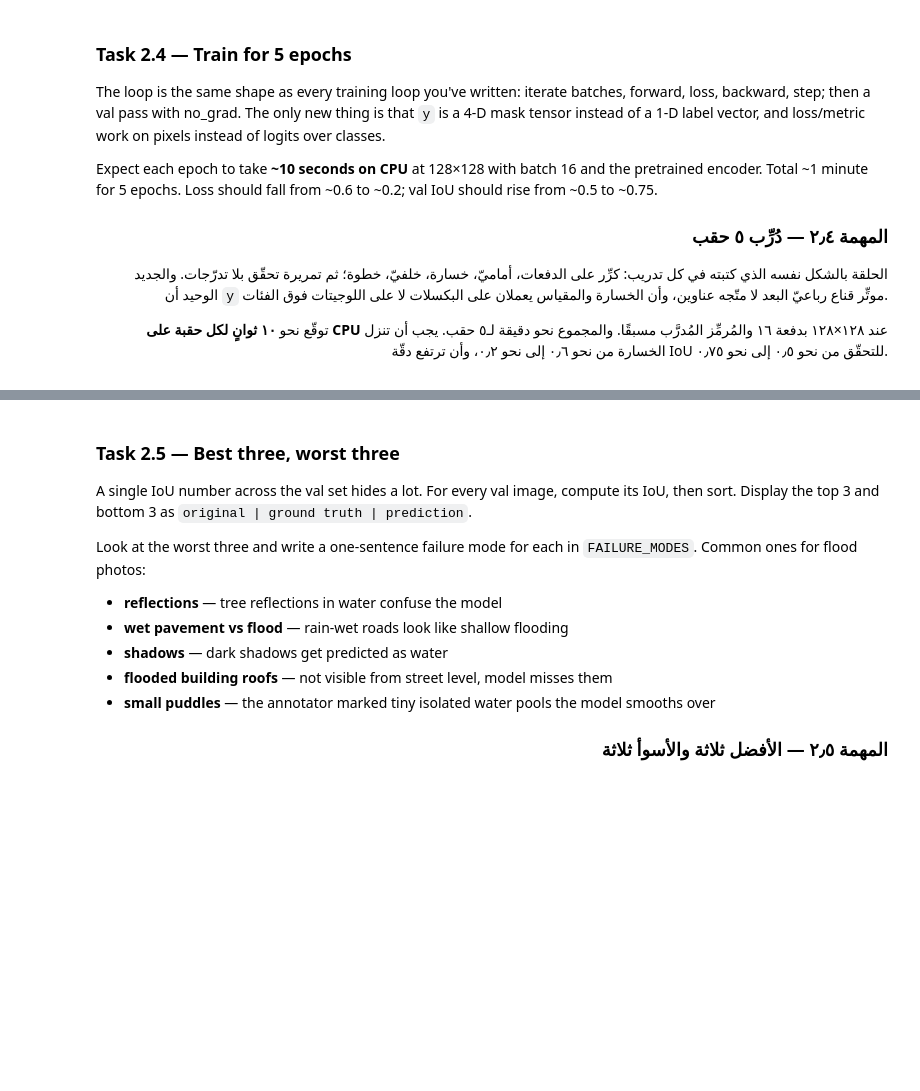
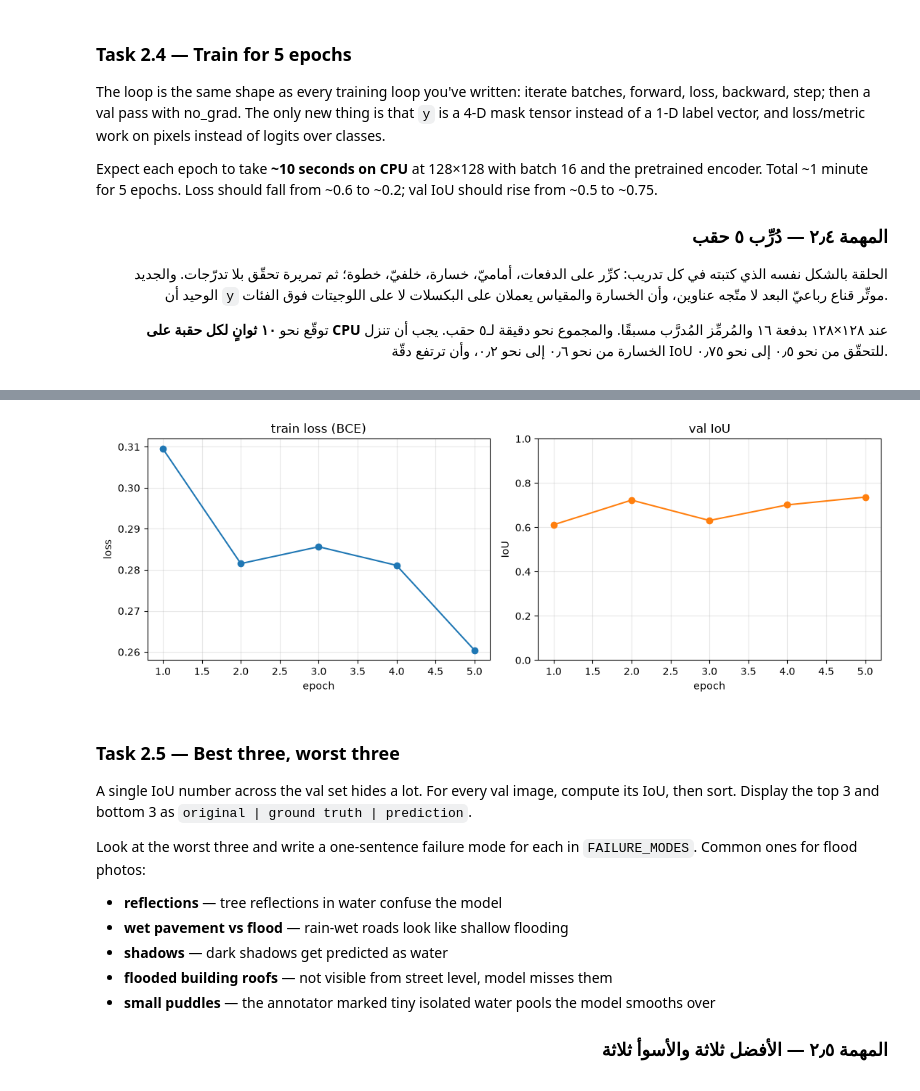
Before and after one commit to Khadijah2000/AIEP_Olo_student, a Jupyter notebook: week_4_cnn_finetuning/labs/D3_segmentation_unet/D3_segmentation_unet_blank.ipynb, the cells around one changed output, grey strips where cells are left out. Saved outputs shown, nothing was run; the diff lists cells and outputs as text; code cells hidden in the pictures; blank space fills up the shorter version.

```diff
--- a/week_4_cnn_finetuning/labs/D3_segmentation_unet/D3_segmentation_unet_blank.ipynb
+++ b/week_4_cnn_finetuning/labs/D3_segmentation_unet/D3_segmentation_unet_blank.ipynb
@@ -650,11 +638,11 @@ You use the **loss** to train (it has smooth gradients) and the **metric** to re
 # ابحث عن: "pytorch IoU intersection over union segmentation binary"
 # ────────────────────────────────────────────────────────────────────
 
-criterion = nn.BCEWithLogitsLoss()
+def iou_score(logits: torch.Tensor, mask: torch.Tensor, threshold: float = 0.5) -> float:
+    """Mean IoU over a batch. logits shape (B, 1, H, W); mask shape (B, 1, H, W)."""
     # TODO: Sigmoid the logits, threshold them to 0/1, intersection/union per image, return the batch mean as a Python float.
-    # مهمة: طبّق `sigmoid` على اللوجيتات، وعتِّبها إلى ٠/١، والتقاطع/الاتّحاد لكل صورة، وأرجِع متوسِّط الدفعة عددًا عشريًّا.    criterion = nn.BCEWithLogitsLoss()
+    # مهمة: طبّق `sigmoid` على اللوجيتات، وعتِّبها إلى ٠/١، والتقاطع/الاتّحاد لكل صورة، وأرجِع متوسِّط الدفعة عددًا عشريًّا.
 
-def iou_score(logits, mask, threshold=0.5):
     probs = torch.sigmoid(logits)
     pred = (probs >= threshold).float()
 
@@ -709,69 +697,76 @@ val IoU should rise from ~0.5 to ~0.75.
 # ٥) أبقِ قائمتَي `train_losses` و`val_ious` لرسمهما بعدًا.
 # ابحث عن: "pytorch training loop binary segmentation BCEWithLogitsLoss"
 # ────────────────────────────────────────────────────────────────────
-
+    # TODO: Train pass — set train mode, iterate, forward/backward/step, accumulate loss.
+    # مهمة: تمريرة تدريب — ضع الوضع، كرِّر، أماميّ/خلفيّ/خطوة، راكِم الخسارة.
 import time
 
 EPOCHS = 5
 BATCH_SIZE = 16
 LR = 1e-3
+
+train_loader = DataLoader(train_set, batch_size=BATCH_SIZE, shuffle=True)
+val_loader   = DataLoader(val_set,   batch_size=BATCH_SIZE)
+optimizer = torch.optim.Adam(model.parameters(), lr=LR)
+
 model = model.to(DEVICE)
 
-train_loader = DataLoader(train_set, batch_size=BATCH_SIZE, shuffle=True)
-val_loader = DataLoader(val_set, batch_size=BATCH_SIZE, shuffle=False)
-
-optimizer = torch.optim.Adam(model.parameters(), lr=LR)
-
-train_losses = []
-val_ious = []
-
-for epoch in range(1, EPOCHS + 1):
-    start = time.time()
-
-    # Train
+train_losses, val_ious = [], []
+t0 = time.perf_counter()
+for epoch in range(EPOCHS):
+    # TODO: Train pass — set train mode, iterate, forward/backward/step, accumulate loss.
+    # مهمة: تمريرة تدريب — ضع الوضع، كرِّر، أماميّ/خلفيّ/خطوة، راكِم الخسارة.
     model.train()
-    total_loss = 0.0
+    running_loss = 0.0
     batch_count = 0
 
-    for x, y in train_loader:
-        x = x.to(DEVICE)
-        y = y.to(DEVICE)
+    for images, masks in train_loader:
+        images = images.to(DEVICE)
+        masks = masks.to(DEVICE)
 
         optimizer.zero_grad()
-        logits = model(x)
-        loss = criterion(logits, y)
+
+        logits = model(images)
+        loss = criterion(logits, masks)
+
         loss.backward()
         optimizer.step()
 
-        total_loss += loss.item()
+        running_loss += loss.item()
         batch_count += 1
 
-    train_loss = total_loss / batch_count
-    train_losses.append(train_loss)
+    train_losses.append(running_loss / batch_count)
 
-    # Validation
+    # TODO: Val pass — set eval mode, no_grad, accumulate IoU per batch, append the mean.
+    # مهمة: تمريرة التحقّق — ضع وضع التقييم، بلا تدرّجات، راكِم IoU لكل دفعة، أضِف المتوسِّط.
     model.eval()
-    total_iou = 0.0
-    val_batches = 0
+    running_iou = 0.0
+    batch_count = 0
 
     with torch.no_grad():
-        for x, y in val_loader:
-            x = x.to(DEVICE)
-            y = y.to(DEVICE)
+        for images, masks in val_loader:
+            images = images.to(DEVICE)
+            masks = masks.to(DEVICE)
 
-            logits = model(x)
-            total_iou += iou_score(logits, y)
-            val_batches += 1
+            logits = model(images)
+            iou = iou_score(logits, masks)
 
-    val_iou = total_iou / val_batches
-    val_ious.append(val_iou)
+            running_iou += iou
+            batch_count += 1
 
-    elapsed = time.time() - start
+    val_ious.append(running_iou / batch_count)
 
-    print(
-        f"Epoch {epoch}/{EPOCHS} | "
-        f"Train Loss: {train_loss:.4f} | "
-        f"Val IoU: {val_iou:.4f} | "
-        f"Time: {elapsed:.1f}s"
-    )
+    print(f"  epoch {epoch+1}/{EPOCHS}  "
+          f"train loss {train_losses[-1]:.3f}  val IoU {val_ious[-1]:.3f}")
+
+TRAIN_TIME = time.perf_counter() - t0
+print(f"\nfinished in {TRAIN_TIME:.1f}s | best val IoU: {max(val_ious):.3f}")
+
+# Plot both curves.
+fig, (ax1, ax2) = plt.subplots(1, 2, figsize=(11, 4))
+ax1.plot(range(1, EPOCHS+1), train_losses, marker="o"); ax1.set_title("train loss (BCE)")
+ax1.set_xlabel("epoch"); ax1.set_ylabel("loss"); ax1.grid(alpha=0.3)
+ax2.plot(range(1, EPOCHS+1), val_ious, marker="o", color="C1"); ax2.set_title("val IoU")
+ax2.set_xlabel("epoch"); ax2.set_ylabel("IoU"); ax2.set_ylim(0, 1); ax2.grid(alpha=0.3)
+plt.tight_layout(); plt.show()
 # %% [output]
@@ -783,3 +780,4 @@ Epoch 5/5 | Train Loss: 0.2681 | Val IoU: 0.7073 | Time: 7.6s
+[figure, added]
 # %% [markdown]
 ### Task 2.5 — Best three, worst three
 
```
Also changed, not shown: parts of 8 cells of this notebook.
